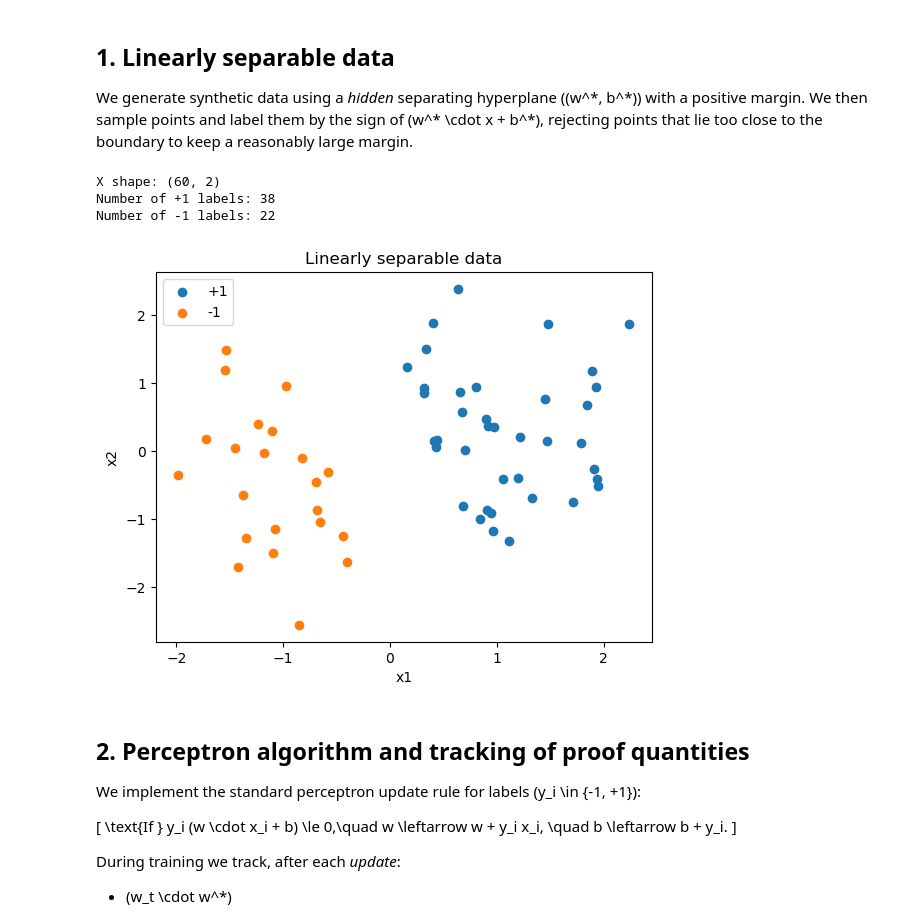
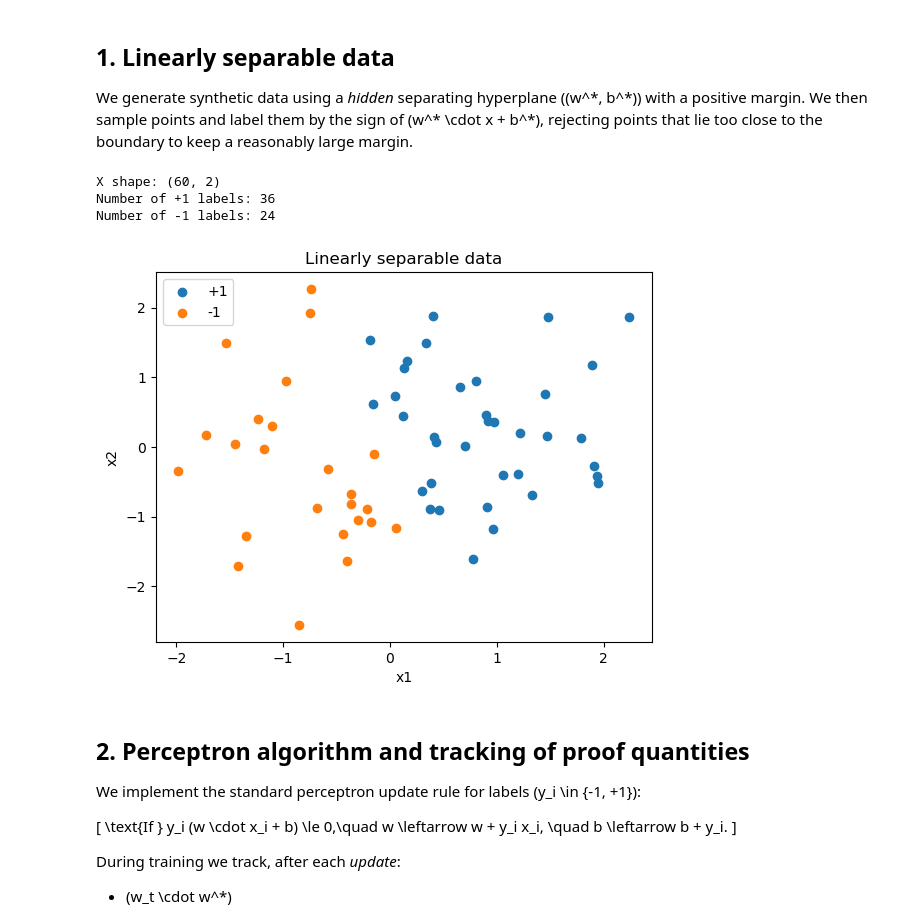
Before and after one commit to tatzelbrumm/PerceptronProof, a Jupyter notebook: perceptron_convergence_demo.ipynb, the cells around one changed output. Cells and saved outputs as stored; diff of their text form; code cells hidden in the pictures.

Commit message:
perceptron_convergence_demo.ipynb .ipynb_checkpoints/perceptron_convergence_demo-checkpoint.ipynb : push the data closer

```diff
--- a/perceptron_convergence_demo.ipynb
+++ b/perceptron_convergence_demo.ipynb
@@ -32,7 +32,7 @@ We generate synthetic data using a *hidden* separating hyperplane \((w^\*, b^\*)
 We then sample points and label them by the sign of \(w^\* \cdot x + b^\*\), rejecting points that lie too close
 to the boundary to keep a reasonably large margin.
 # %%
-def generate_separable_data(n_samples=60, dim=2, margin=0.5, random_state=0):
+def generate_separable_data(n_samples=60, dim=2, margin=0.05, random_state=0):
     rng = np.random.RandomState(random_state)
     w_star = rng.randn(dim)
     w_star = w_star / np.linalg.norm(w_star)
@@ -45,36 +45,36 @@ def generate_separable_data(n_samples=60, dim=2, margin=0.5, random_state=0):
         m = w_star @ x + b_star
         if abs(m) < margin:
             # too close to the boundary, skip to maintain a margin
             continue
         label = 1 if m > 0 else -1
         X.append(x)
         y.append(label)
 
     X = np.array(X)
     y = np.array(y)
 
     return X, y, w_star, b_star
 
 X, y, w_star, b_star = generate_separable_data()
 
 print("X shape:", X.shape)
 print("Number of +1 labels:", np.sum(y == 1))
 print("Number of -1 labels:", np.sum(y == -1))
 
 # Quick scatter plot of the data
 plt.figure()
 plt.scatter(X[y == 1, 0], X[y == 1, 1], label="+1")
 plt.scatter(X[y == -1, 0], X[y == -1, 1], label="-1")
 plt.xlabel("x1")
 plt.ylabel("x2")
 plt.legend()
 plt.title("Linearly separable data")
 plt.show()
 # %% [output]
 X shape: (60, 2)
-Number of +1 labels: 38
-Number of -1 labels: 22
+Number of +1 labels: 36
+Number of -1 labels: 24
-[figure, old version]
+[figure, new version]
 # %% [markdown]
 ## 2. Perceptron algorithm and tracking of proof quantities
 
```
Also changed, not shown: parts of 2 cells of this notebook.
